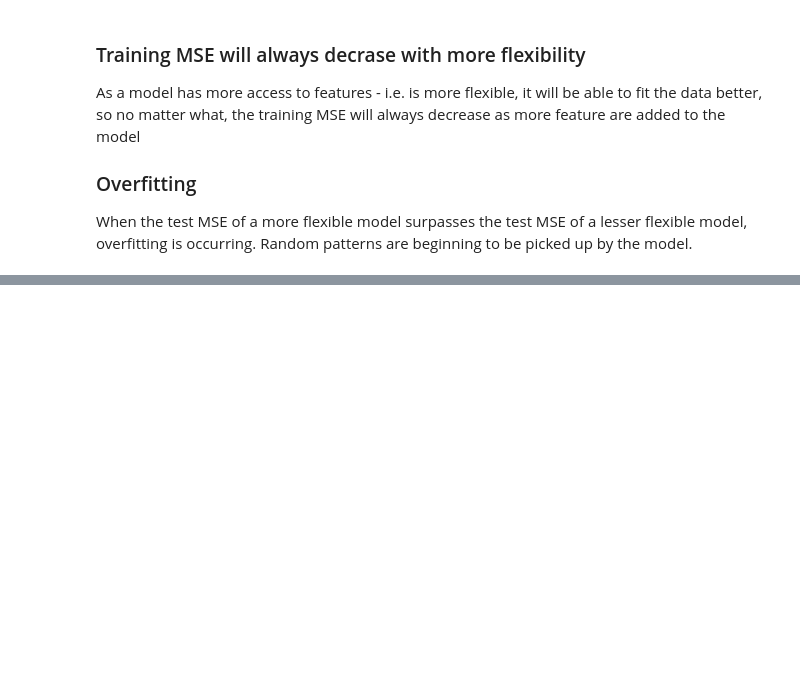
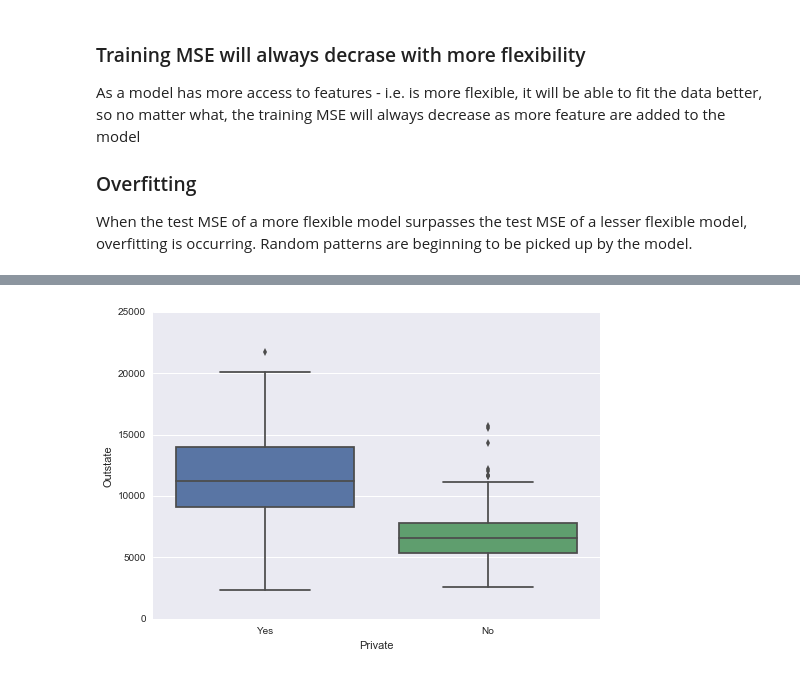
Before and after one commit to tdpetrou/Machine-Learning-Books-With-Python, a Jupyter notebook: Introduction to Statistical Learning/chapter 1 and 2.ipynb, the cells around one changed output, grey strips where cells are left out. Saved outputs shown, nothing was run; the diff lists cells and outputs as text; code cells hidden in the pictures; blank space fills up the shorter version.

```diff
--- a/Introduction to Statistical Learning/chapter 1 and 2.ipynb
+++ b/Introduction to Statistical Learning/chapter 1 and 2.ipynb
@@ -552,0 +733,5 @@ $$\epsilon_5$$
+# %%
+# iii
+sns.boxplot('Private', 'Outstate', data=df_college);
+# %% [output]
+[figure, added]
```
Also changed, not shown: parts of 61 cells of this notebook.
